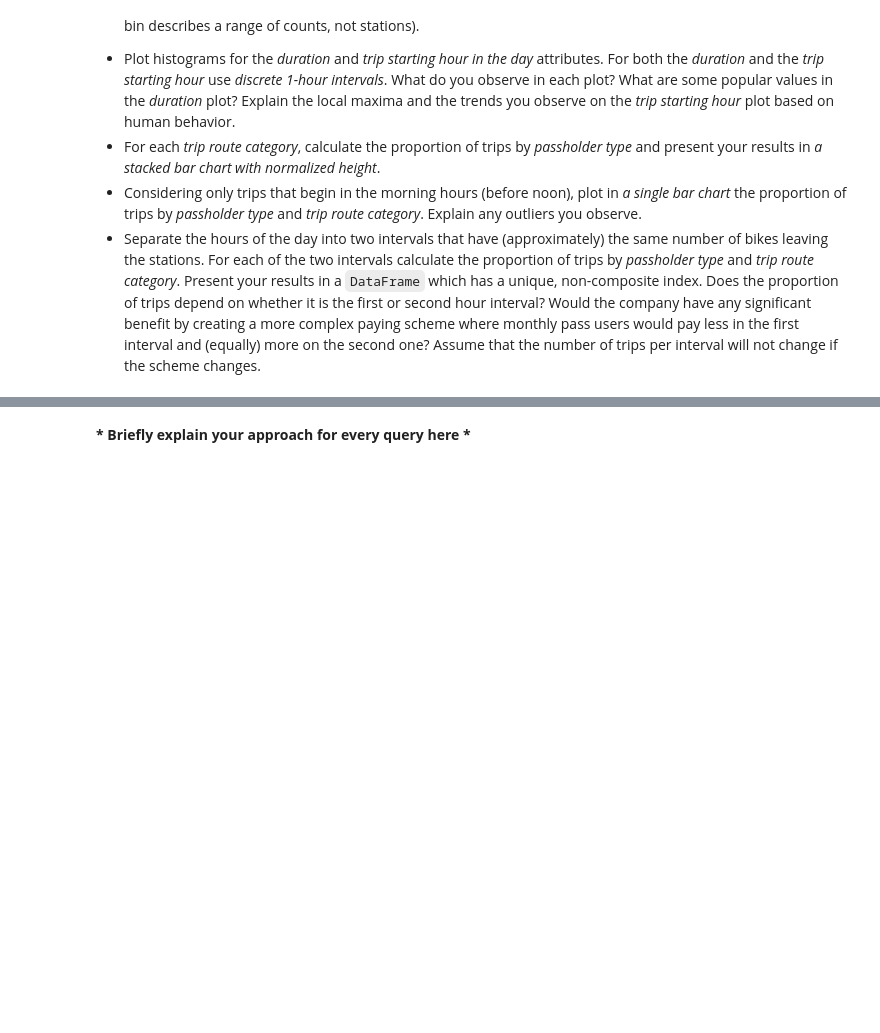
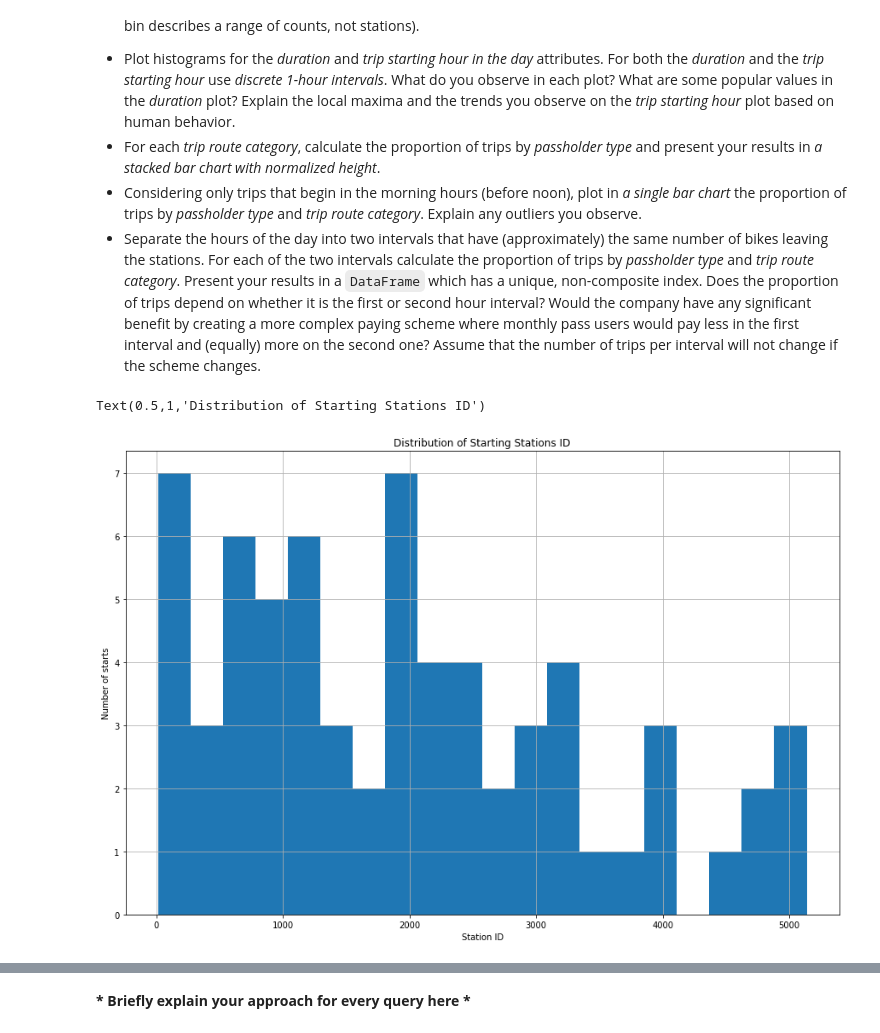
Before and after one commit to emmwel/ADAeda, a Jupyter notebook: Anna/Exercise 1.ipynb, the cells around one changed output, grey strips where cells are left out. Saved outputs shown, nothing was run; the diff lists cells and outputs as text; code cells hidden in the pictures; blank space fills up the shorter version.

Commit message:
bikes tasks

```diff
--- a/Anna/Exercise 1.ipynb
+++ b/Anna/Exercise 1.ipynb
@@ -319,3 +304,4 @@ BIKES_DATA_FOLDER = DATA_FOLDER + '/bikes'
 # %%
 # Write your code here
 bikes = pd.read_json(BIKES_DATA_FOLDER + '/metro-bike-share-trip-data.json.zip')
+df = bikes
@@ -374,0 +322,14 @@ Answer the following queries using the functionality of `Pandas`.
+# %%
+#Task B3.1
+
+# Pick out the 'Starting Station ID' column and count the number of times a station has been started from.
+starting_stations_count = df['Starting Station ID'].value_counts()
+
+# Plot histogram
+starting_stations_count.hist(bins=20)# Write your code here
+plt.xlabel('Station ID')
+plt.ylabel('Number of starts')
+plt.title('Distribution of Starting Stations ID')
+# %% [output]
+Text(0.5,1,'Distribution of Starting Stations ID')
+[figure, added]
```
Also changed, not shown: parts of 11 cells of this notebook.
